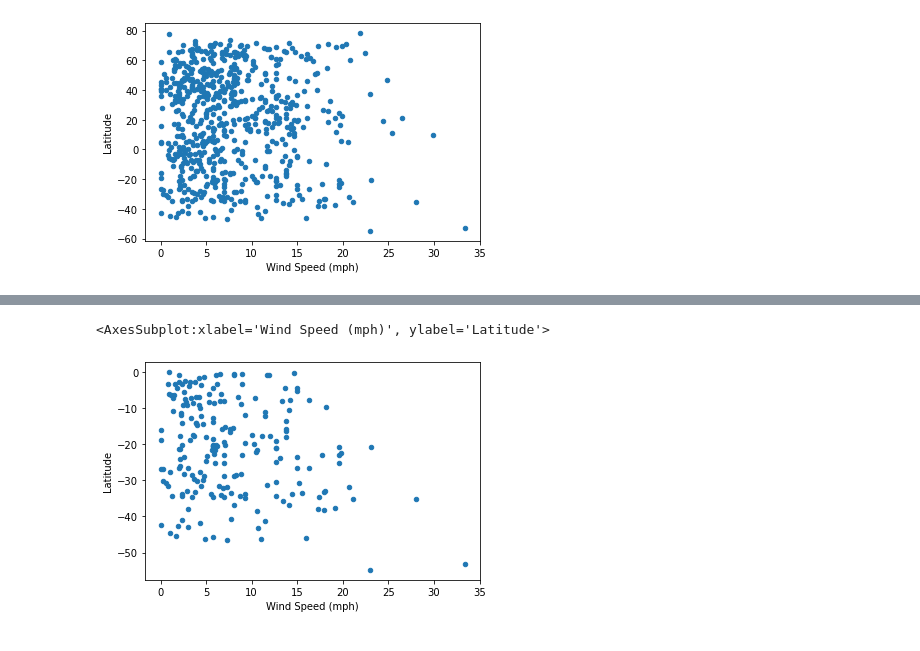
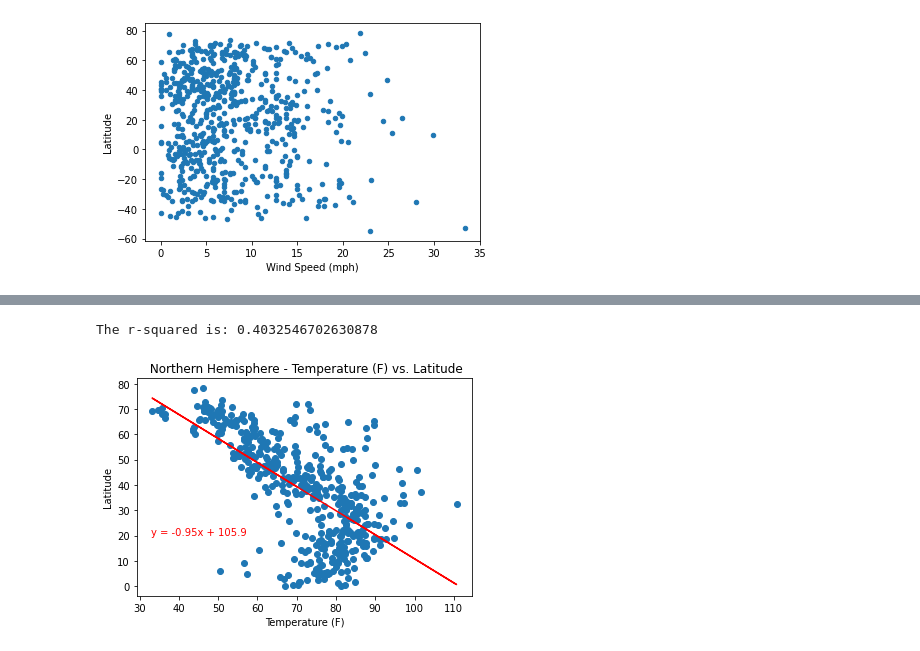
Before and after one commit to 5t4david/python-api-challenge, a Jupyter notebook: WeatherPY/WeatherPY.ipynb, the cells around one changed output, grey strips where cells are left out. Drawn from its saved outputs; the diff is of its cells as text; code cells hidden in the pictures.

```diff
--- a/WeatherPY/WeatherPY.ipynb
+++ b/WeatherPY/WeatherPY.ipynb
@@ -159,8 +159,8 @@ Try using .loc[row_indexer,col_indexer] = value instead
 See the caveats in the documentation: https://pandas.pydata.org/pandas-docs/stable/user_guide/indexing.html#returning-a-view-versus-a-copy
   data_dropna['Wind Speed (mph)'] = pd.to_numeric(data_dropna['Wind Speed (mph)'])
 # %%
-southern_temp = data_dropna[data_dropna['Latitude'] <= 0]
-nothern_temp = data_dropna[data_dropna['Latitude'] >= 0]
+southern_temp = data_dropna[data_dropna['Latitude'] < 0]
+northern_temp = data_dropna[data_dropna['Latitude'] > 0]
 # %%
 data_dropna.plot.scatter(x='Temperature (F)', y='Latitude')
 # %% [output]
@@ -219,5 +184,18 @@ southern_temp.plot.scatter(x='Cloudiness (%)', y='Latitude')
-# %%
-southern_temp.plot.scatter(x='Wind Speed (mph)', y='Latitude')
-# %% [output]
-<AxesSubplot:xlabel='Wind Speed (mph)', ylabel='Latitude'>
-[figure, removed]
+# %%
+from scipy.stats import linregress
+north_temp_regress_val = (northern_temp.iloc[:,4])
+north_lat_regress_val = (northern_temp.iloc[:,2])
+(slope, intercept, rvalue, pvalue, stderr) = linregress(north_temp_regress_val, north_lat_regress_val)
+regress_values = north_temp_regress_val * slope + intercept
+line_eq = "y = " + str(round(slope,2)) + "x + " + str(round(intercept,2))
+plt.scatter(north_temp_regress_val,north_lat_regress_val)
+plt.plot(north_temp_regress_val,regress_values,"r-")
+plt.annotate(line_eq,(33,20),fontsize=10,color="red")
+plt.title(" Northern Hemisphere - Temperature (F) vs. Latitude")
+plt.xlabel("Temperature (F)")
+plt.ylabel("Latitude")
+print(f"The r-squared is: {rvalue**2}")
+plt.show()
+# %% [output]
+The r-squared is: 0.4032546702630878
+[figure, added]
```
Also changed, not shown: parts of 14 cells of this notebook.
